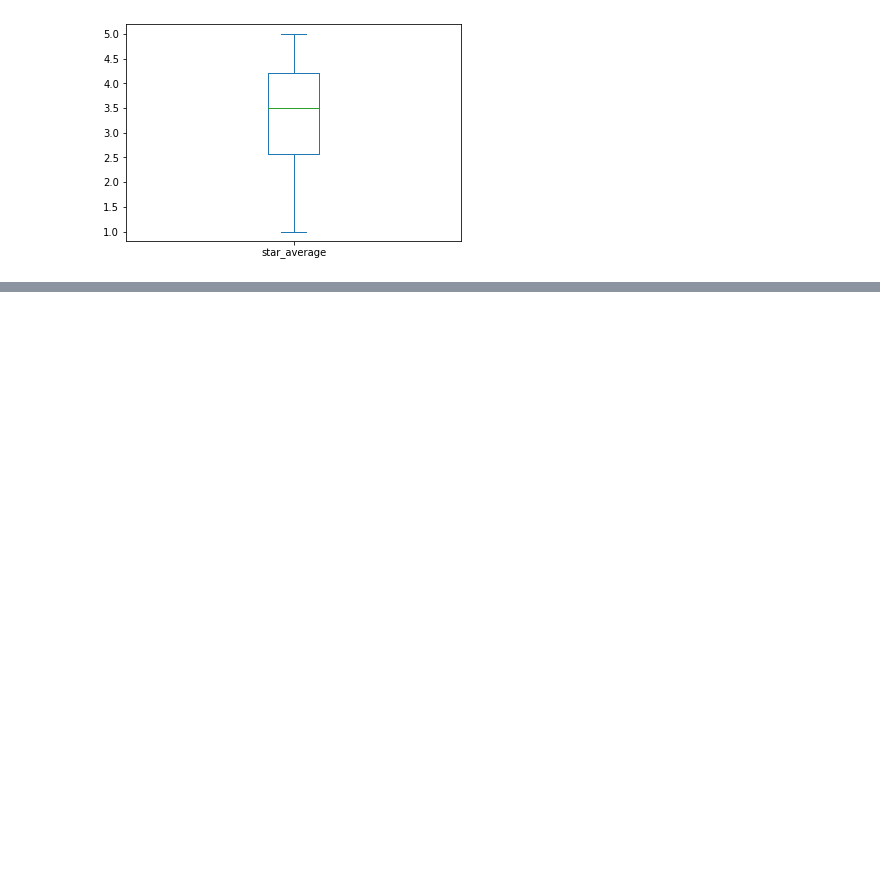
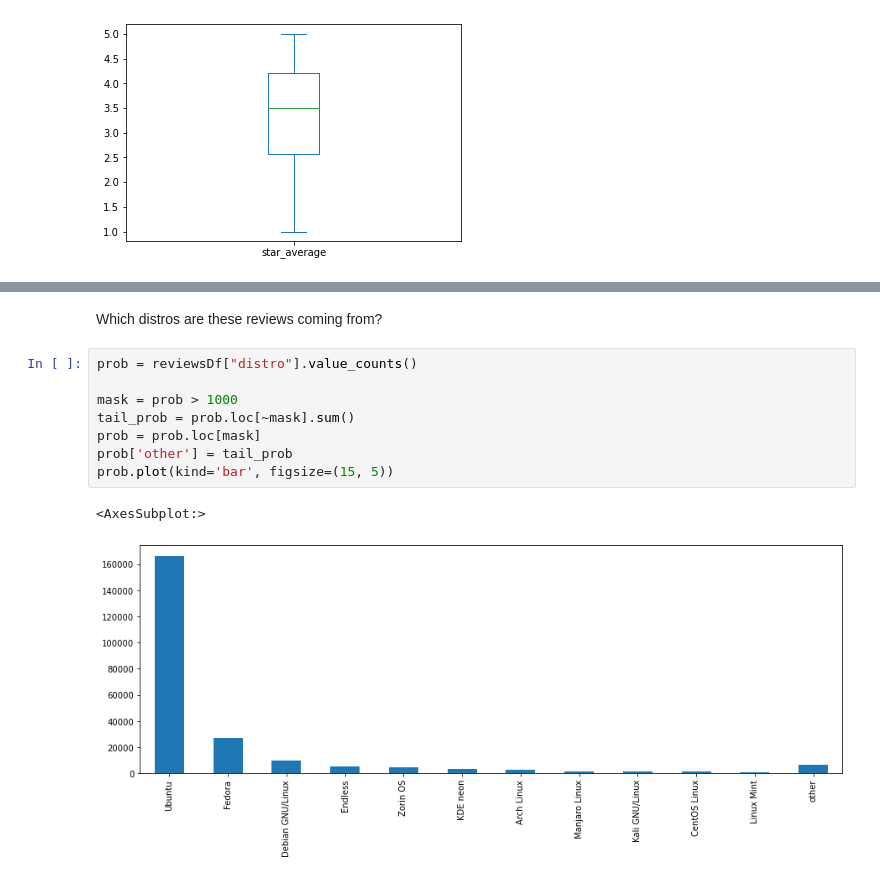
Before and after one commit to razzeee/app-reviews, a Jupyter notebook: stats.ipynb, the cells around one changed output, grey strips where cells are left out. Cells and saved outputs as stored; diff of their text form; blank space fills up the shorter version.

```diff
--- a/stats.ipynb
+++ b/stats.ipynb
@@ -58,0 +60,13 @@ df[df["total"]>20].dropna().nlargest(20,"star_average")
+# %% [markdown]
+Which distros are these reviews coming from?
+# %%
+prob = reviewsDf["distro"].value_counts()
+
+mask = prob > 1000
+tail_prob = prob.loc[~mask].sum()
+prob = prob.loc[mask]
+prob['other'] = tail_prob
+prob.plot(kind='bar', figsize=(15, 5))
+# %% [output]
+<AxesSubplot:>
+[figure, added]
```
Also changed, not shown: parts of 10 cells of this notebook.
